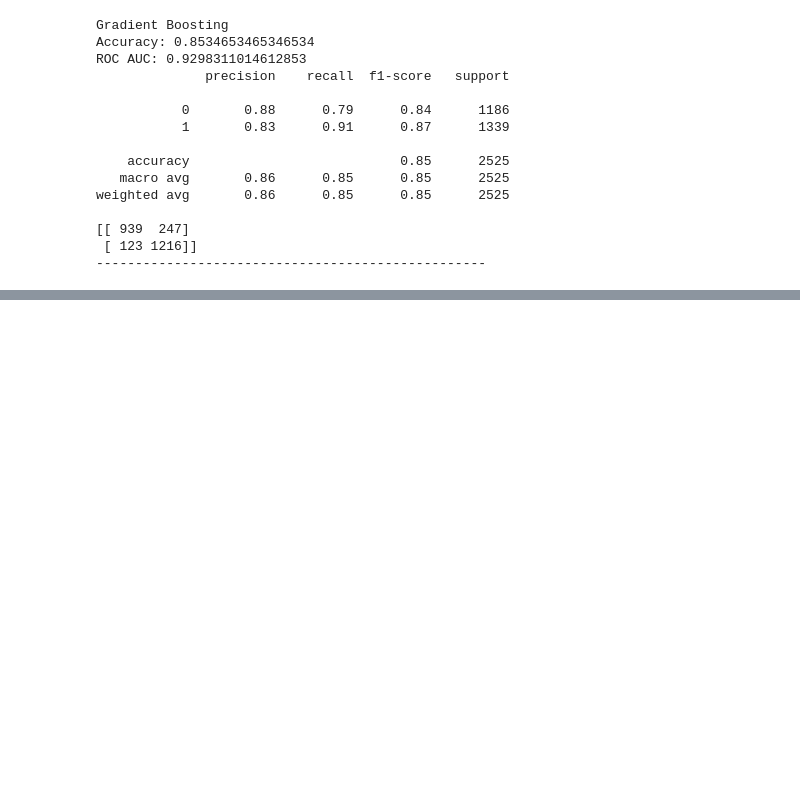
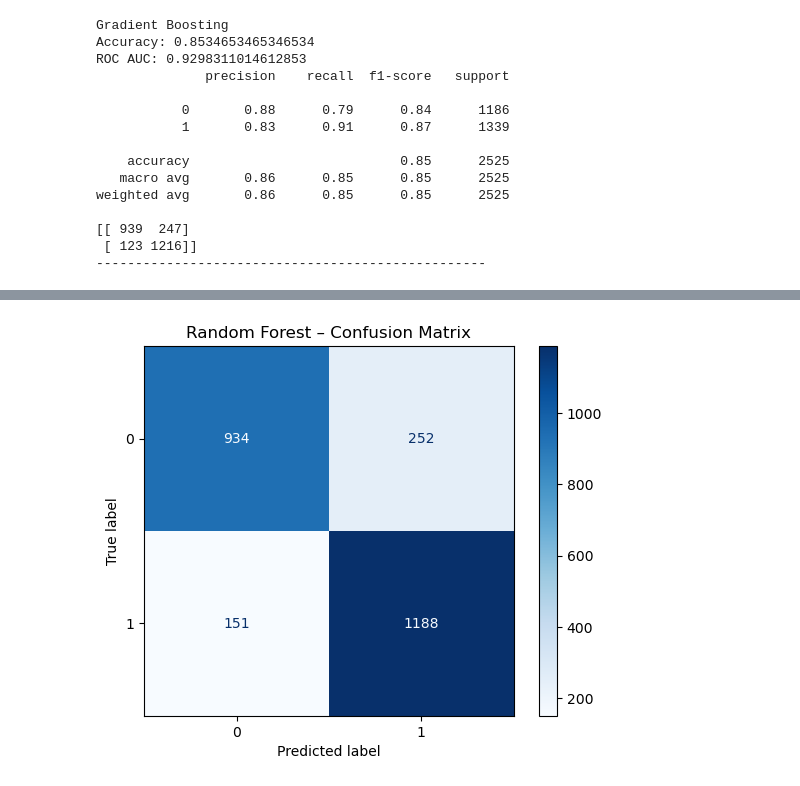
Before and after one commit to keraaa92/BodyPerformace-Classification-ML, a Jupyter notebook: notebooks/01_EDA_Preprocessing.ipynb, the cells around one changed output, grey strips where cells are left out. Drawn from its saved outputs; the diff is of its cells as text; code cells hidden in the pictures; blank space fills up the shorter version.

Commit message:
Adding plots

```diff
--- a/notebooks/01_EDA_Preprocessing.ipynb
+++ b/notebooks/01_EDA_Preprocessing.ipynb
@@ -366,0 +367,14 @@ gender : 0.0145
+# %%
+from sklearn.metrics import ConfusionMatrixDisplay
+
+ConfusionMatrixDisplay.from_estimator(
+    rf_model,
+    X_test_scaled,
+    y_test,
+    cmap='Blues'
+)
+
+plt.title("Random Forest – Confusion Matrix")
+plt.show()
+# %% [output]
+[figure, added]
```
Also changed, not shown: parts of 3 cells of this notebook.
